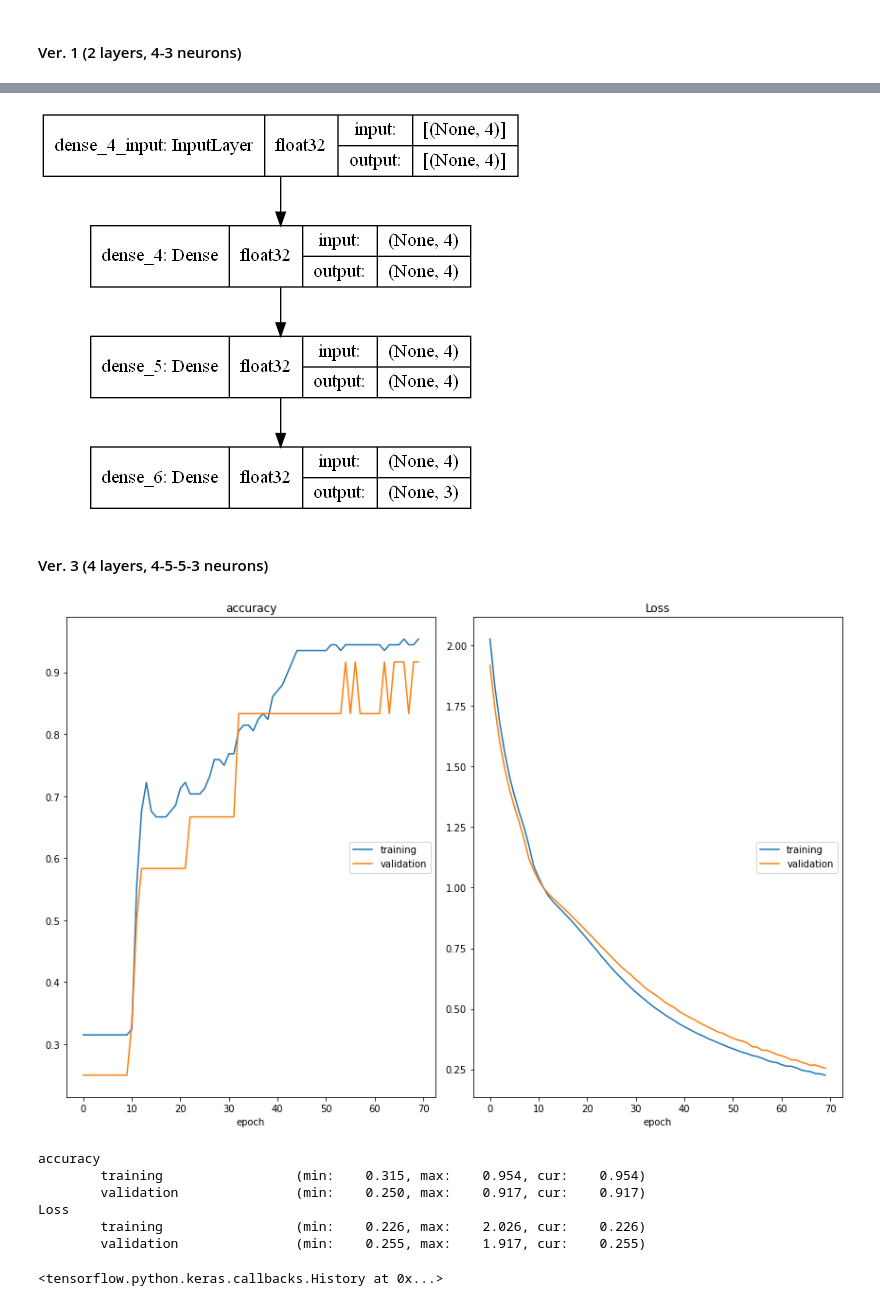
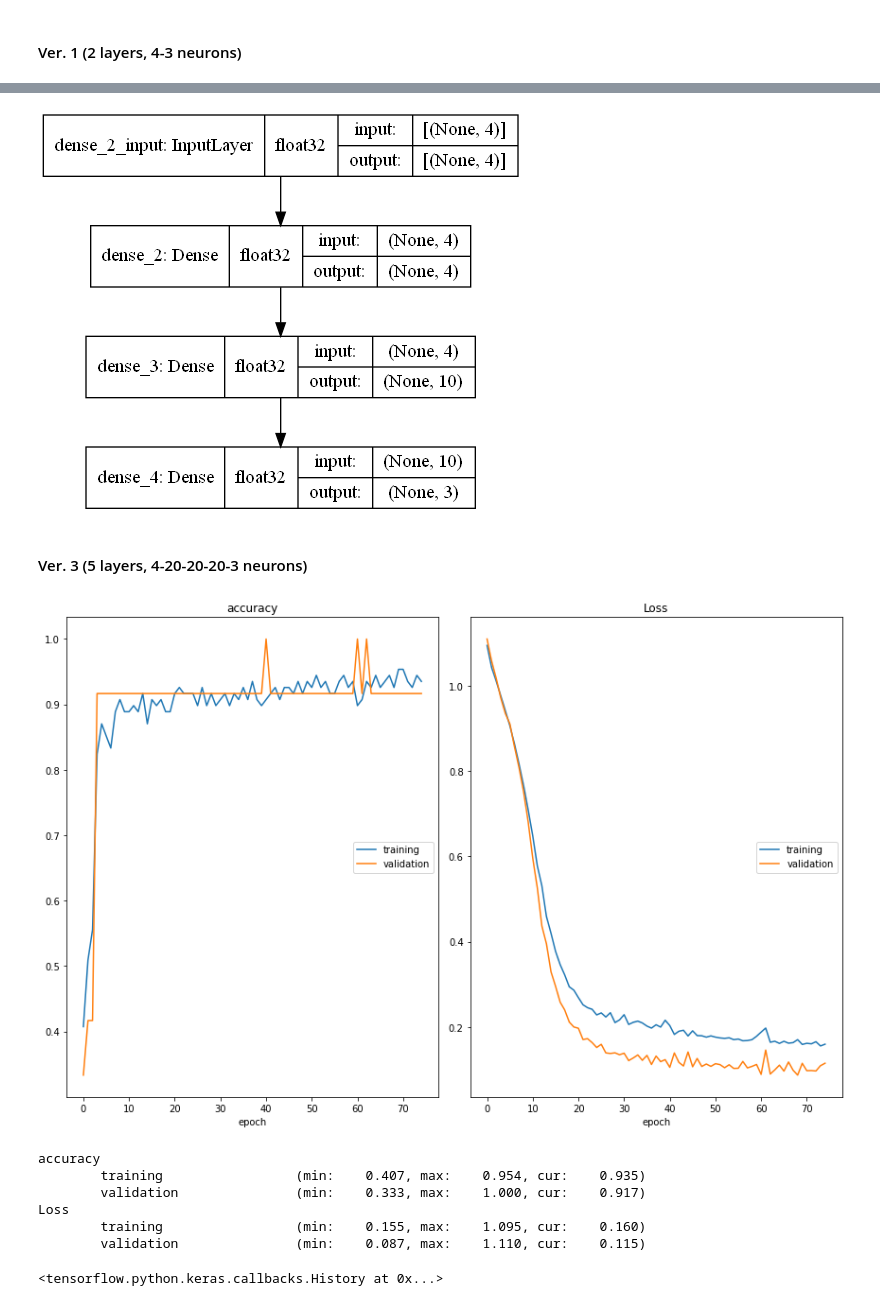
Before and after one commit to sawkamishanov/nn-labs, a Jupyter notebook: lab-1.ipynb, the cells around one changed output, grey strips where cells are left out. Saved outputs shown, nothing was run; the diff lists cells and outputs as text; code cells hidden in the pictures.

```diff
--- a/lab-1.ipynb
+++ b/lab-1.ipynb
@@ -14,7 +14,7 @@ from livelossplot import PlotLossesKeras
 # %% [markdown]
 ### Data preprocessing
 # %%
-df = pd.read_csv('iris.csv', header=None)
+df = pd.read_csv('data/iris.csv', header=None)
 # %%
 df.head()
 # %% [output]
@@ -108,7 +108,7 @@ model.save('model-1.h5')
 model = Sequential()
 
 model.add(Dense(4, activation='relu'))
-model.add(Dense(4, activation='relu'))
+model.add(Dense(10, activation='relu'))
 model.add(Dense(3, activation='softmax'))
 # %%
 model.compile(optimizer='adam', loss='categorical_crossentropy', metrics=['accuracy'])
@@ -153,30 +153,31 @@ Final test set accuracy: 1.000000
 # %%
 plot_model(model, show_dtype=True, show_layer_names=True, show_shapes=True)
 # %% [output]
-[figure, old version]
+[figure, new version]
 # %%
 model.save('model-2.h5')
 # %% [markdown]
-#### Ver. 3 (4 layers, 4-5-5-3 neurons)
+#### Ver. 3 (5 layers, 4-20-20-20-3 neurons)
 # %%
 model = Sequential()
 
 model.add(Dense(4, activation='relu'))
-model.add(Dense(5, activation='relu'))
-model.add(Dense(5, activation='relu'))
+model.add(Dense(20, activation='relu'))
+model.add(Dense(20, activation='relu'))
+model.add(Dense(20, activation='relu'))
 model.add(Dense(3, activation='softmax'))
 # %%
 model.compile(optimizer='adam', loss='categorical_crossentropy', metrics=['accuracy'])
 # %%
-model.fit(train_x, train_y, epochs=70, batch_size=10, validation_split=0.1, callbacks=[PlotLossesKeras()])
+model.fit(train_x, train_y, epochs=75, batch_size=10, validation_split=0.1, callbacks=[PlotLossesKeras()])
 # %% [output]
-[figure, old version]
+[figure, new version]
 accuracy
-        training                 (min:    0.315, max:    0.954, cur:    0.954)
-        validation               (min:    0.250, max:    0.917, cur:    0.917)
+        training                 (min:    0.407, max:    0.954, cur:    0.935)
+        validation               (min:    0.333, max:    1.000, cur:    0.917)
 Loss
-        training                 (min:    0.226, max:    2.026, cur:    0.226)
-        validation               (min:    0.255, max:    1.917, cur:    0.255)
+        training                 (min:    0.155, max:    1.095, cur:    0.160)
+        validation               (min:    0.087, max:    1.110, cur:    0.115)
 <tensorflow.python.keras.callbacks.History at 0x...>
 # %%
 print(model.summary())
```
Also changed, not shown: parts of 19 cells of this notebook.
